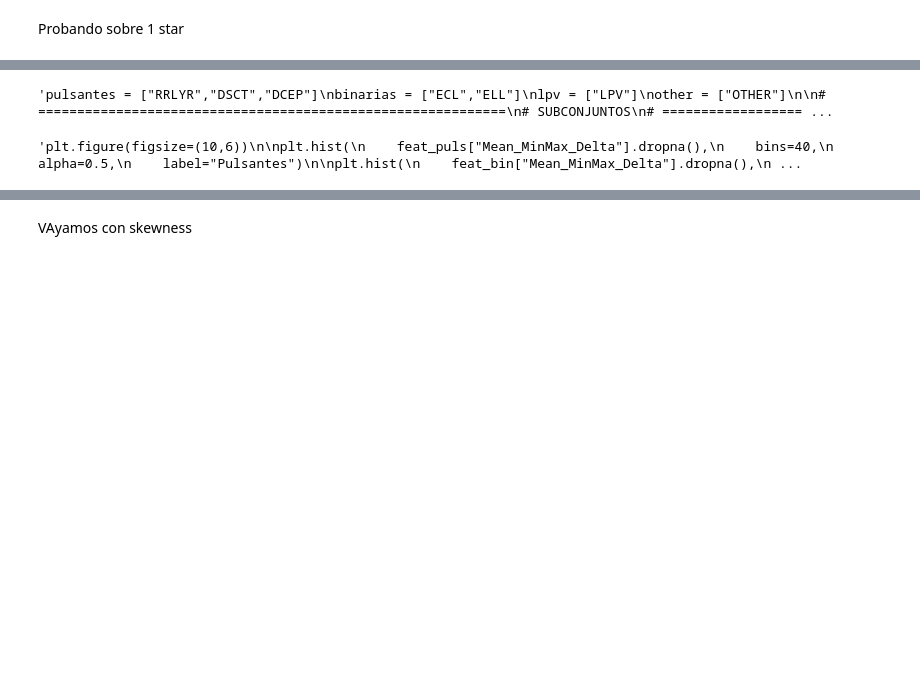
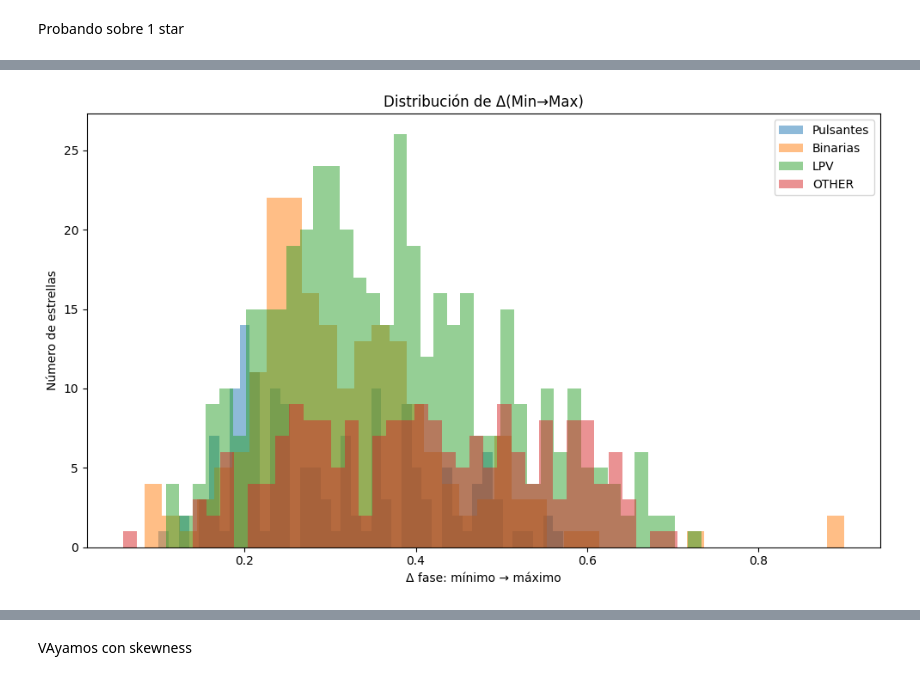
Before and after one commit to Brunelleschk1/Personal-projects, a Jupyter notebook: Proyectos de Astronomía/Laboratorio Final/ehhhh.ipynb, the cells around one changed output, grey strips where cells are left out. Drawn from its saved outputs; the diff is of its cells as text; code cells hidden in the pictures; blank space fills up the shorter version.

```diff
--- a/Proyectos de Astronomía/Laboratorio Final/ehhhh.ipynb
+++ b/Proyectos de Astronomía/Laboratorio Final/ehhhh.ipynb
@@ -1145,5 +1016,5 @@ print(features_df.shape)"""
 # %%
-"""pulsantes = ["RRLYR","DSCT","DCEP"]
+pulsantes = ["RRLYR","DSCT","DCEP"]
 binarias = ["ECL","ELL"]
 lpv = ["LPV"]
 other = ["OTHER"]
@@ -1155,42 +1026,40 @@ other = ["OTHER"]
 feat_puls = features_df[features_df["Tipo"].isin(pulsantes)]
 feat_bin = features_df[features_df["Tipo"].isin(binarias)]
 feat_lpv = features_df[features_df["Tipo"].isin(lpv)]
-feat_other = features_df[features_df["Tipo"].isin(other)]"""
+feat_other = features_df[features_df["Tipo"].isin(other)]
-# %% [output]
-'pulsantes = ["RRLYR","DSCT","DCEP"]\nbinarias = ["ECL","ELL"]\nlpv = ["LPV"]\nother = ["OTHER"]\n\n# ============================================================\n# SUBCONJUNTOS\n# ================== ...
 # %%
-"""plt.figure(figsize=(10,6))
+plt.figure(figsize=(10,6))
 
 plt.hist(
     feat_puls["Mean_MinMax_Delta"].dropna(),
     bins=40,
     alpha=0.5,
     label="Pulsantes")
 
 plt.hist(
     feat_bin["Mean_MinMax_Delta"].dropna(),
     bins=40,
     alpha=0.5,
     label="Binarias")
 
 plt.hist(
     feat_lpv["Mean_MinMax_Delta"].dropna(),
     bins=40,
     alpha=0.5,
     label="LPV")
 
 plt.hist(
     feat_other["Mean_MinMax_Delta"].dropna(),
     bins=40,
     alpha=0.5,
     label="OTHER")
 
 plt.xlabel("Δ fase: mínimo → máximo")
 plt.ylabel("Número de estrellas")
 plt.title("Distribución de Δ(Min→Max)")
 plt.legend()
 plt.tight_layout()
-plt.show()"""
+plt.show()
 # %% [output]
-'plt.figure(figsize=(10,6))\n\nplt.hist(\n    feat_puls["Mean_MinMax_Delta"].dropna(),\n    bins=40,\n    alpha=0.5,\n    label="Pulsantes")\n\nplt.hist(\n    feat_bin["Mean_MinMax_Delta"].dropna(),\n ...
+[figure, added]
 # %%
```
Also changed, not shown: parts of 37 cells of this notebook.
